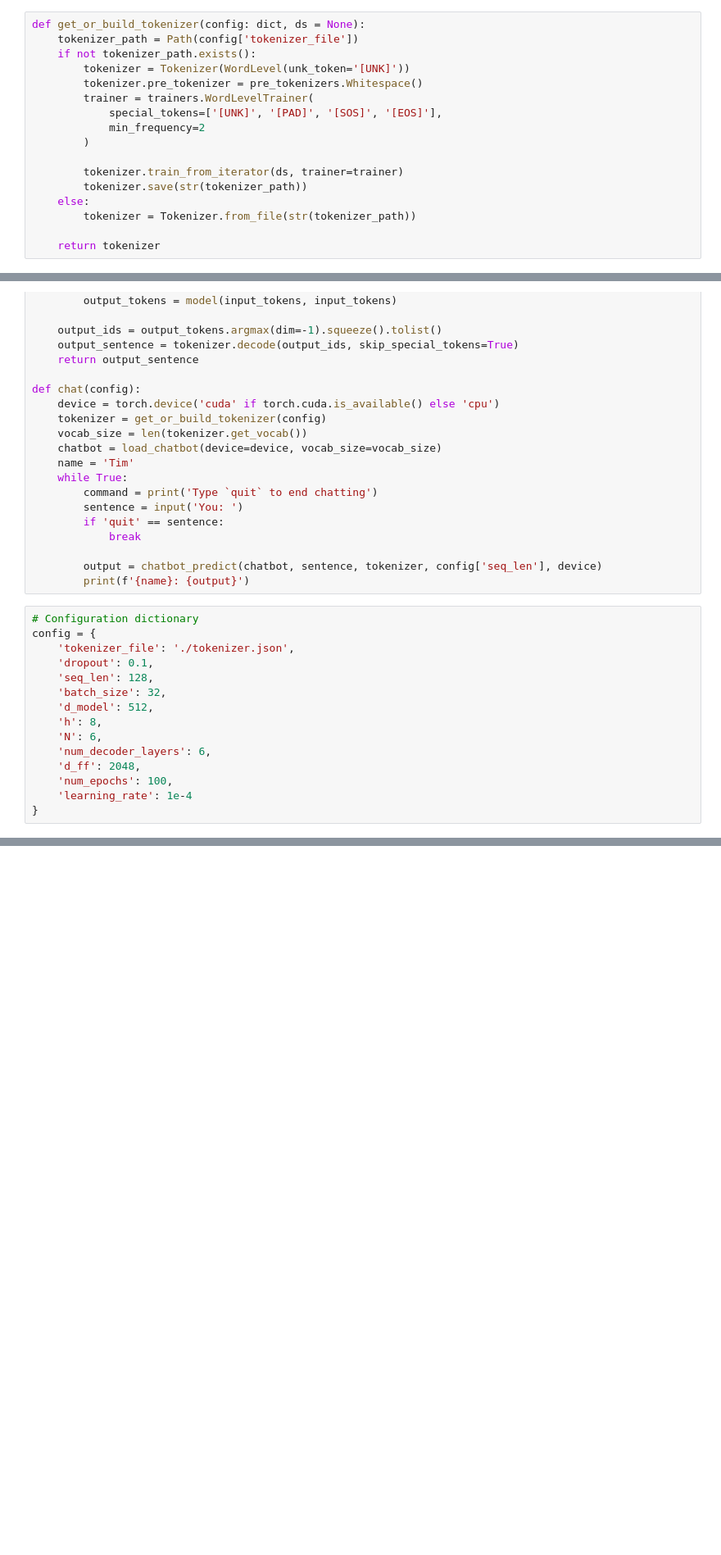
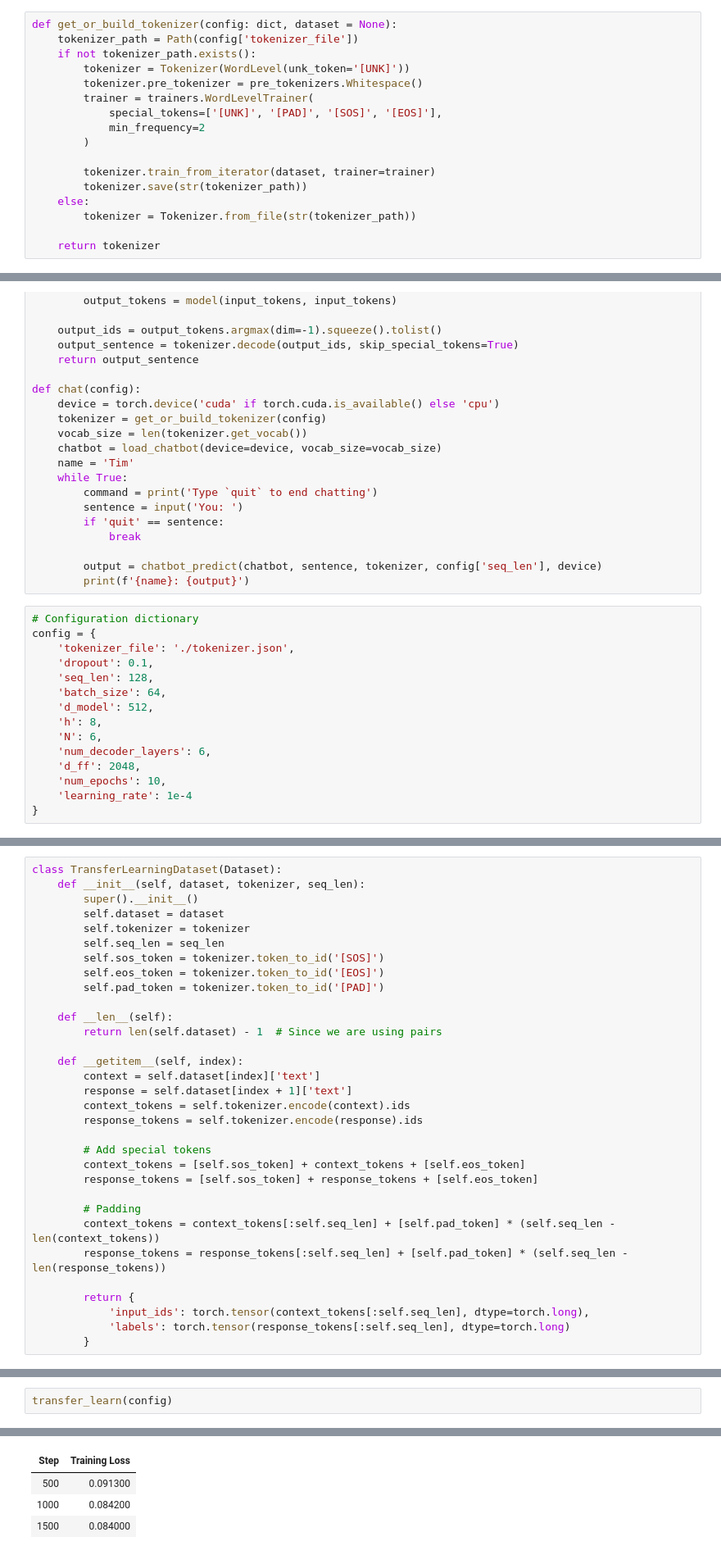
Before and after one commit to amrambouskila/Chatbot, a Jupyter notebook: Transformer.ipynb, the cells around one changed output, grey strips where cells are left out. Shown: that part at 82% size. Drawn from its saved outputs; the diff is of its cells as text; blank space fills up the shorter version.

Commit message:
updated ipython nb and also created a new .py script to run the model using pycharm

```diff
--- a/Transformer.ipynb
+++ b/Transformer.ipynb
@@ -398,7 +406,7 @@ class DragonBallZChatbotDataset(Dataset):
 
         return torch.tensor(context_tokens[:self.seq_len], dtype=torch.long), torch.tensor(response_tokens[:self.seq_len], dtype=torch.long)
 # %%
-def get_or_build_tokenizer(config: dict, ds = None):
+def get_or_build_tokenizer(config: dict, dataset = None):
     tokenizer_path = Path(config['tokenizer_file'])
     if not tokenizer_path.exists():
         tokenizer = Tokenizer(WordLevel(unk_token='[UNK]'))
@@ -408,7 +416,7 @@ def get_or_build_tokenizer(config: dict, ds = None):
             min_frequency=2
         )
 
-        tokenizer.train_from_iterator(ds, trainer=trainer)
+        tokenizer.train_from_iterator(dataset, trainer=trainer)
         tokenizer.save(str(tokenizer_path))
     else:
         tokenizer = Tokenizer.from_file(str(tokenizer_path))
@@ -602,13 +607,13 @@ config = {
     'tokenizer_file': './tokenizer.json',
     'dropout': 0.1,
     'seq_len': 128,
-    'batch_size': 32,
+    'batch_size': 64,
     'd_model': 512,
     'h': 8,
     'N': 6,
     'num_decoder_layers': 6,
     'd_ff': 2048,
-    'num_epochs': 100,
+    'num_epochs': 10,
     'learning_rate': 1e-4
 }
 # %%
@@ -623,0 +784,32 @@ chat(config)
+# %%
+class TransferLearningDataset(Dataset):
+    def __init__(self, dataset, tokenizer, seq_len):
+        super().__init__()
+        self.dataset = dataset
+        self.tokenizer = tokenizer
+        self.seq_len = seq_len
+        self.sos_token = tokenizer.token_to_id('[SOS]')
+        self.eos_token = tokenizer.token_to_id('[EOS]')
+        self.pad_token = tokenizer.token_to_id('[PAD]')
+
+    def __len__(self):
+        return len(self.dataset) - 1  # Since we are using pairs
+
+    def __getitem__(self, index):
+        context = self.dataset[index]['text']
+        response = self.dataset[index + 1]['text']
+        context_tokens = self.tokenizer.encode(context).ids
+        response_tokens = self.tokenizer.encode(response).ids
+
+        # Add special tokens
+        context_tokens = [self.sos_token] + context_tokens + [self.eos_token]
+        response_tokens = [self.sos_token] + response_tokens + [self.eos_token]
+
+        # Padding
+        context_tokens = context_tokens[:self.seq_len] + [self.pad_token] * (self.seq_len - len(context_tokens))
+        response_tokens = response_tokens[:self.seq_len] + [self.pad_token] * (self.seq_len - len(response_tokens))
+
+        return {
+            'input_ids': torch.tensor(context_tokens[:self.seq_len], dtype=torch.long),
+            'labels': torch.tensor(response_tokens[:self.seq_len], dtype=torch.long)
+        }
@@ -623,0 +936,3 @@ chat(config)
+# %%
+transfer_learn(config)
+# %% [output]
@@ -623,0 +941,4 @@ chat(config)
+| Step | Training Loss |
+| 500 | 0.091300 |
+| 1000 | 0.084200 |
+| 1500 | 0.084000 |
```
Also changed, not shown: parts of 18 cells of this notebook, 3 other files.
